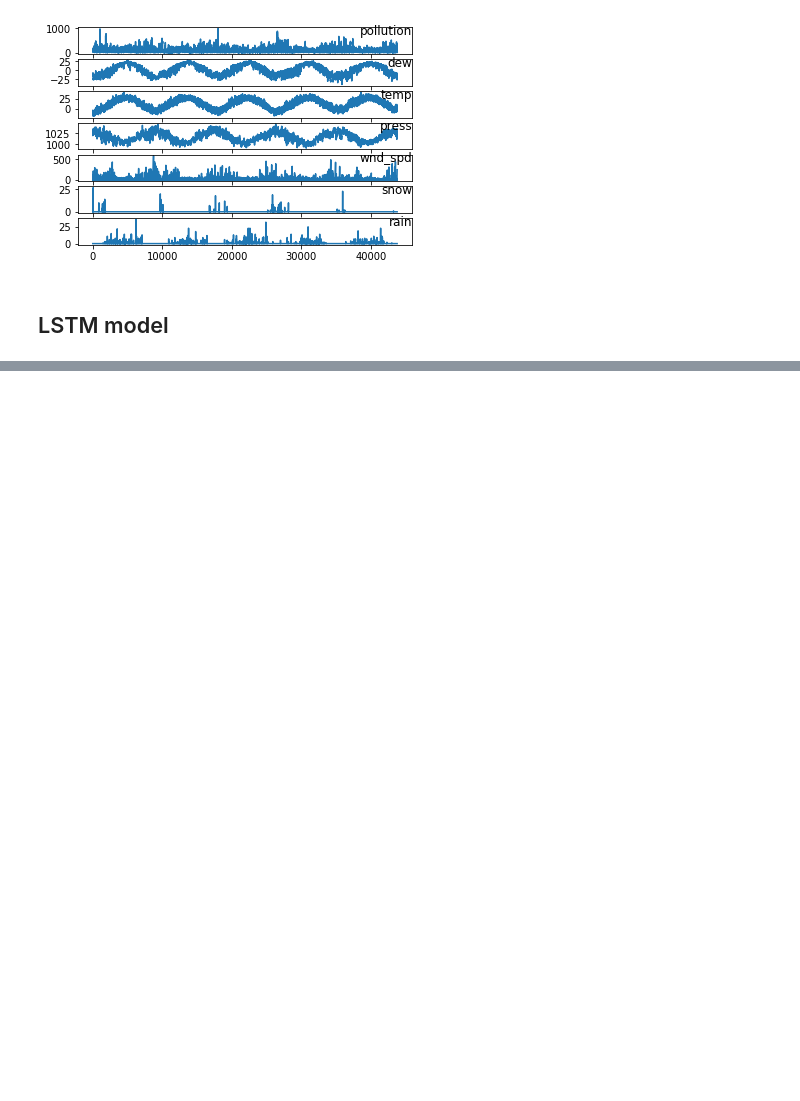
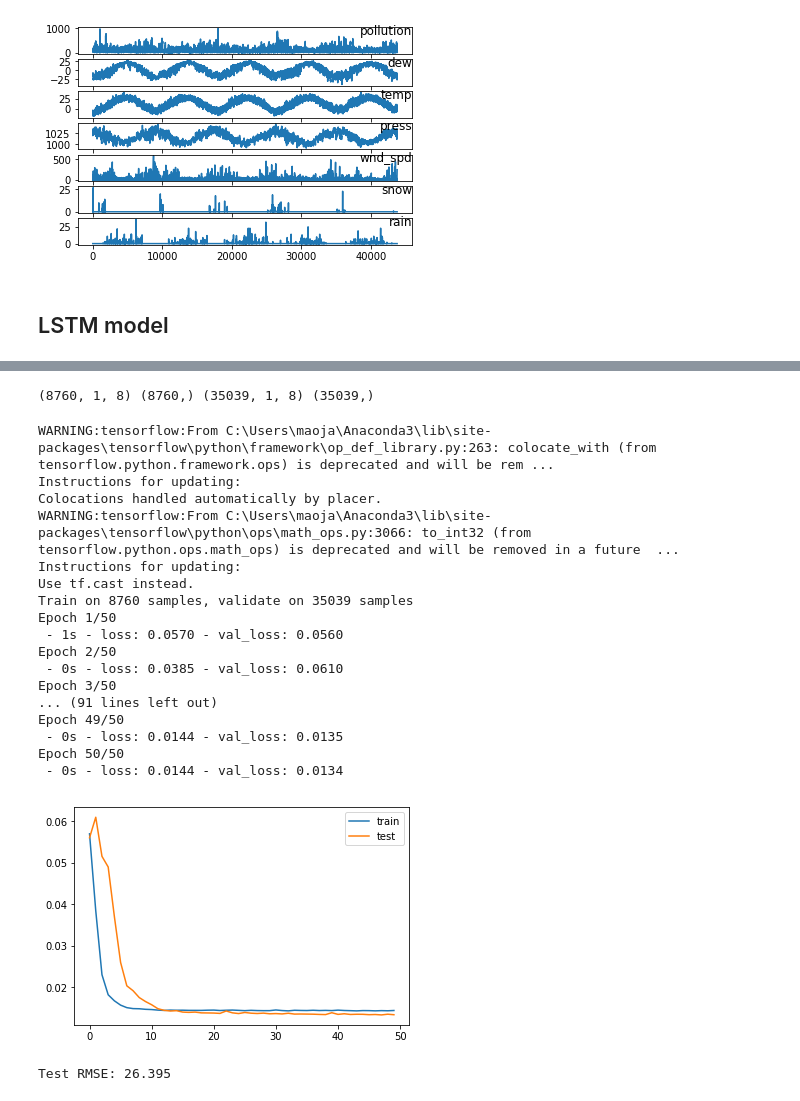
Before and after one commit to Jiachen-Mao/basic-deep-learning, a Jupyter notebook: lstm-network.ipynb, the cells around one changed output, grey strips where cells are left out. Drawn from its saved outputs; the diff is of its cells as text; code cells hidden in the pictures; blank space fills up the shorter version.

Commit message:
Add LSTM

```diff
--- a/lstm-network.ipynb
+++ b/lstm-network.ipynb
@@ -46,0 +139,75 @@ pyplot.show()
+# %%
+# Fit an LSTM model
+
+# Split into train and test data
+values = reframed.values
+n_train_hour = 365 * 24
+train = values[:n_train_hour, :]
+test = values[n_train_hour:, :]
+
+# Split into input and output
+train_X, train_y = train[:, :-1], train[:, -1]
+test_X, test_y = test[:, :-1], test[:, -1]
+
+# Reshape input to be 3D [samples, timesteps, features]
+train_X = train_X.reshape((train_X.shape[0], 1, train_X.shape[1]))
+test_X = test_X.reshape((test_X.shape[0], 1, test_X.shape[1]))
+
+print(train_X.shape, train_y.shape, test_X.shape, test_y.shape)
+# %% [output]
+(8760, 1, 8) (8760,) (35039, 1, 8) (35039,)
+# %%
+# Network architecture
+
+model = Sequential()
+model.add(LSTM(50, input_shape = (train_X.shape[1], train_X.shape[2])))
+model.add(Dense(1))
+model.compile(loss = 'mae', optimizer = 'adam')
+
+# Fit the model
+history = model.fit(train_X, train_y, epochs = 50, batch_size = 72,
+                    validation_data = (test_X, test_y), verbose=2, shuffle=False)
+
+# Plot history
+pyplot.plot(history.history['loss'], label = 'train')
+pyplot.plot(history.history['val_loss'], label = 'test')
+pyplot.legend()
+pyplot.show()
+# %% [output]
+WARNING:tensorflow:From C:\Users\maoja\Anaconda3\lib\site-packages\tensorflow\python\framework\op_def_library.py:263: colocate_with (from tensorflow.python.framework.ops) is deprecated and will be rem ...
+Instructions for updating:
+Colocations handled automatically by placer.
+WARNING:tensorflow:From C:\Users\maoja\Anaconda3\lib\site-packages\tensorflow\python\ops\math_ops.py:3066: to_int32 (from tensorflow.python.ops.math_ops) is deprecated and will be removed in a future  ...
+Instructions for updating:
+Use tf.cast instead.
+Train on 8760 samples, validate on 35039 samples
+Epoch 1/50
+ - 1s - loss: 0.0570 - val_loss: 0.0560
+Epoch 2/50
+ - 0s - loss: 0.0385 - val_loss: 0.0610
+Epoch 3/50
+... (91 lines left out)
+Epoch 49/50
+ - 0s - loss: 0.0144 - val_loss: 0.0135
+Epoch 50/50
+ - 0s - loss: 0.0144 - val_loss: 0.0134
+[figure, added]
+# %%
+yhat = model.predict(test_X)
+test_X = test_X.reshape(test_X.shape[0], test_X.shape[2])
+
+# Invert scaling
+inv_yhat = concatenate((yhat, test_X[:, 1:]), axis = 1)
+inv_yhat = scaler.inverse_transform(inv_yhat)
+inv_yhat = inv_yhat[:, 0]
+
+test_y = test_y.reshape((len(test_y), 1))
+inv_y = concatenate((test_y, test_X[:, 1:]), axis = 1)
+inv_y = scaler.inverse_transform(inv_y)
+inv_y = inv_y[:, 0]
+
+# Calculate RMSE
+rmse = sqrt(mean_squared_error(inv_y, inv_yhat))
+print('Test RMSE: %.3f' % rmse)
+# %% [output]
+Test RMSE: 26.395
```
Also changed, not shown: parts of 5 cells of this notebook.
